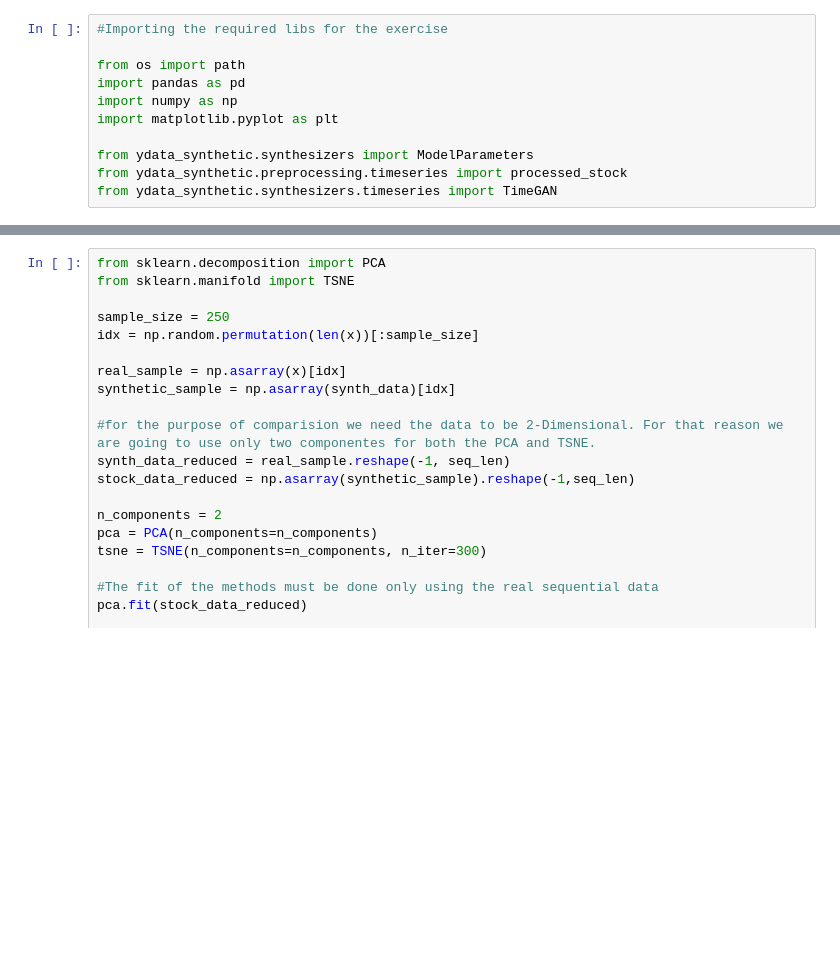
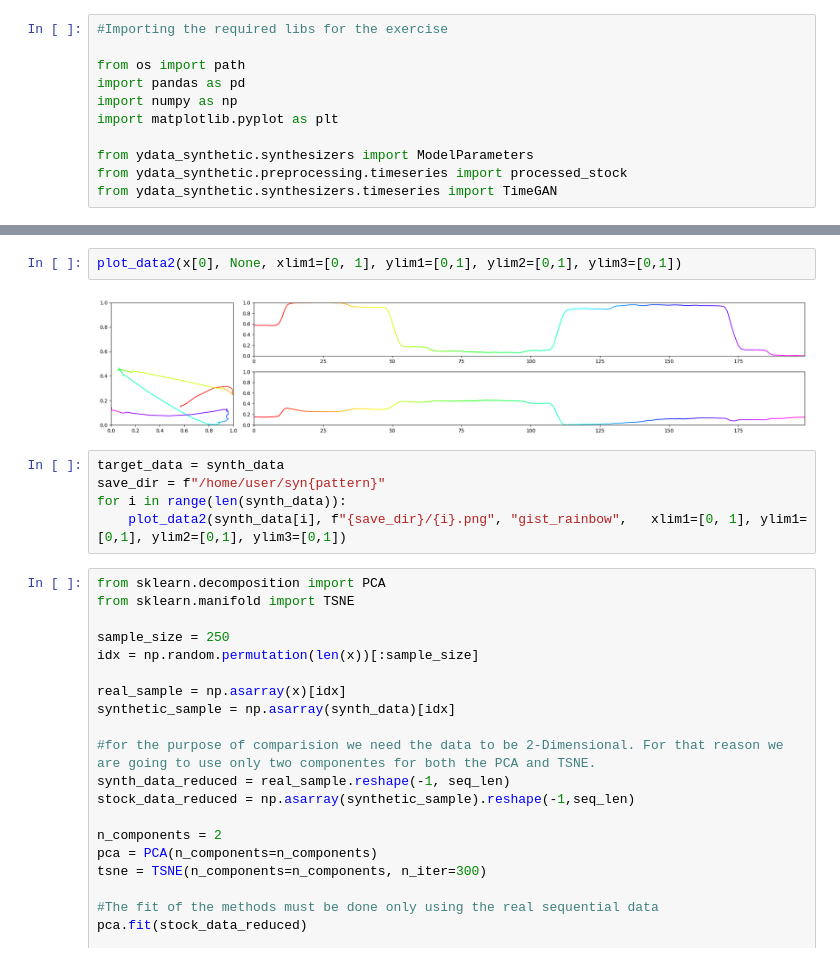
Before and after one commit to gusxo/backup, a Jupyter notebook: try_timegan.ipynb, the cells around one changed output, grey strips where cells are left out. Drawn from its saved outputs; the diff is of its cells as text; blank space fills up the shorter version.

```diff
--- a/try_timegan.ipynb
+++ b/try_timegan.ipynb
@@ -191,3 +192,12 @@ plot_data2(x[0], None)
+# %%
+plot_data2(x[0], None, xlim1=[0, 1], ylim1=[0,1], ylim2=[0,1], ylim3=[0,1])
+# %% [output]
+[figure, added]
+# %%
+target_data = synth_data
+save_dir = f"/home/user/syn{pattern}"
+for i in range(len(synth_data)):
+    plot_data2(synth_data[i], f"{save_dir}/{i}.png", "gist_rainbow",   xlim1=[0, 1], ylim1=[0,1], ylim2=[0,1], ylim3=[0,1])
 # %%
 from sklearn.decomposition import PCA
 from sklearn.manifold import TSNE
```
Also changed, not shown: parts of 13 cells of this notebook.
